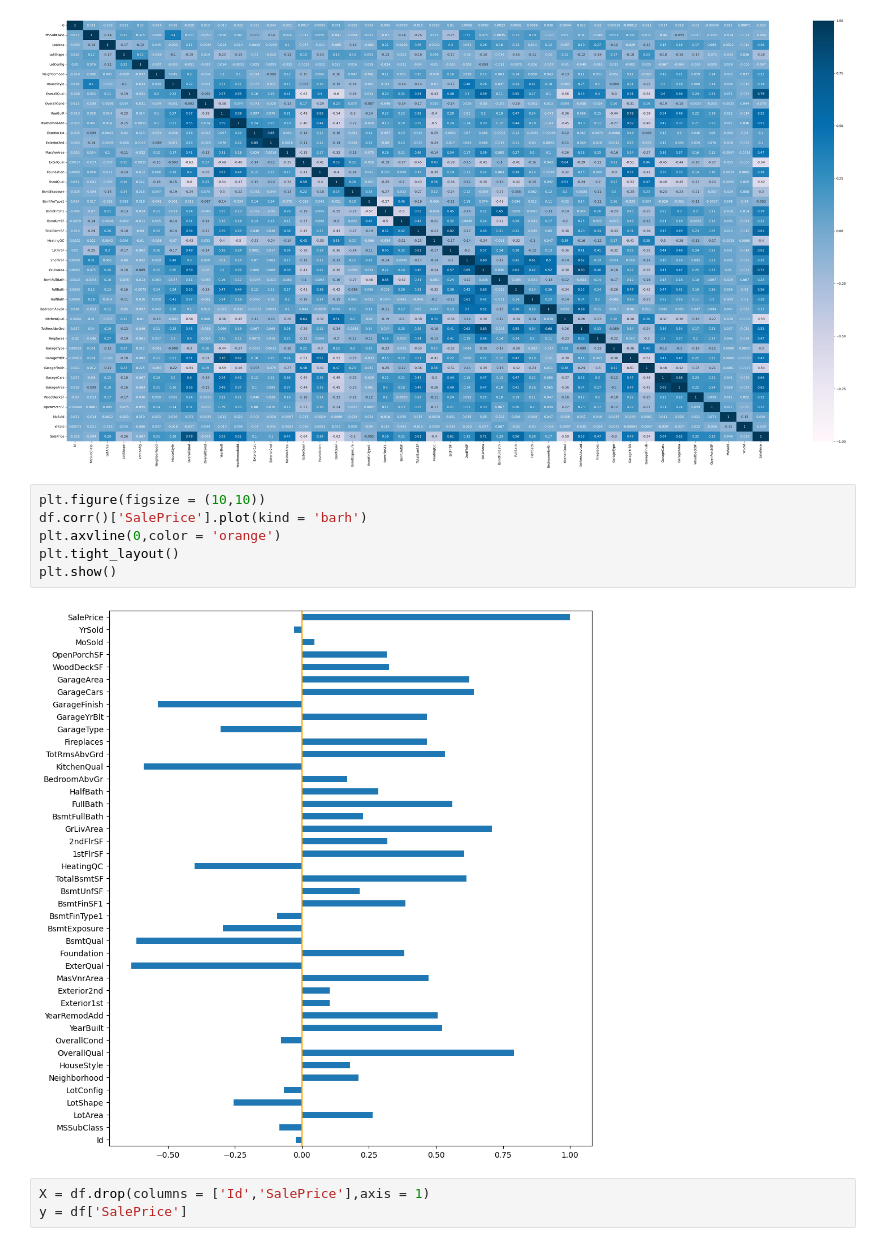
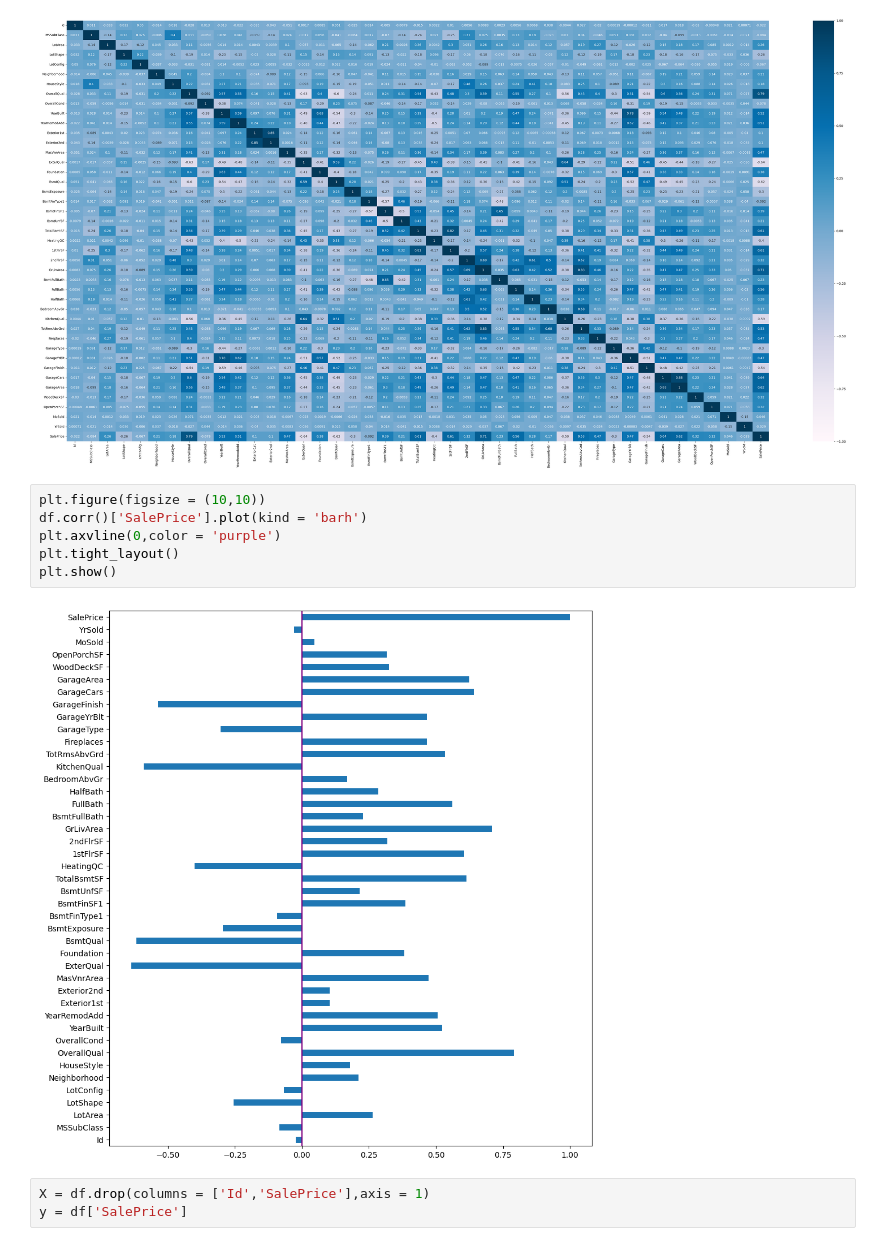
Before and after one commit to mihir0804/Hub_Of_Kaggle_Competition_ML_Model, a Jupyter notebook: Kaggle_Competition_ML_Model_01.ipynb, the cells around one changed output. Cells and saved outputs as stored; diff of their text form.

```diff
--- a/Kaggle_Competition_ML_Model_01.ipynb
+++ b/Kaggle_Competition_ML_Model_01.ipynb
@@ -221,11 +221,11 @@ plt.show()
 # %%
 plt.figure(figsize = (10,10))
 df.corr()['SalePrice'].plot(kind = 'barh')
-plt.axvline(0,color = 'orange')
+plt.axvline(0,color = 'purple')
 plt.tight_layout()
 plt.show()
 # %% [output]
-[figure, old version]
+[figure, new version]
 # %%
 X = df.drop(columns = ['Id','SalePrice'],axis = 1)
 y = df['SalePrice']
```
Also changed, not shown: parts of 9 cells of this notebook.
